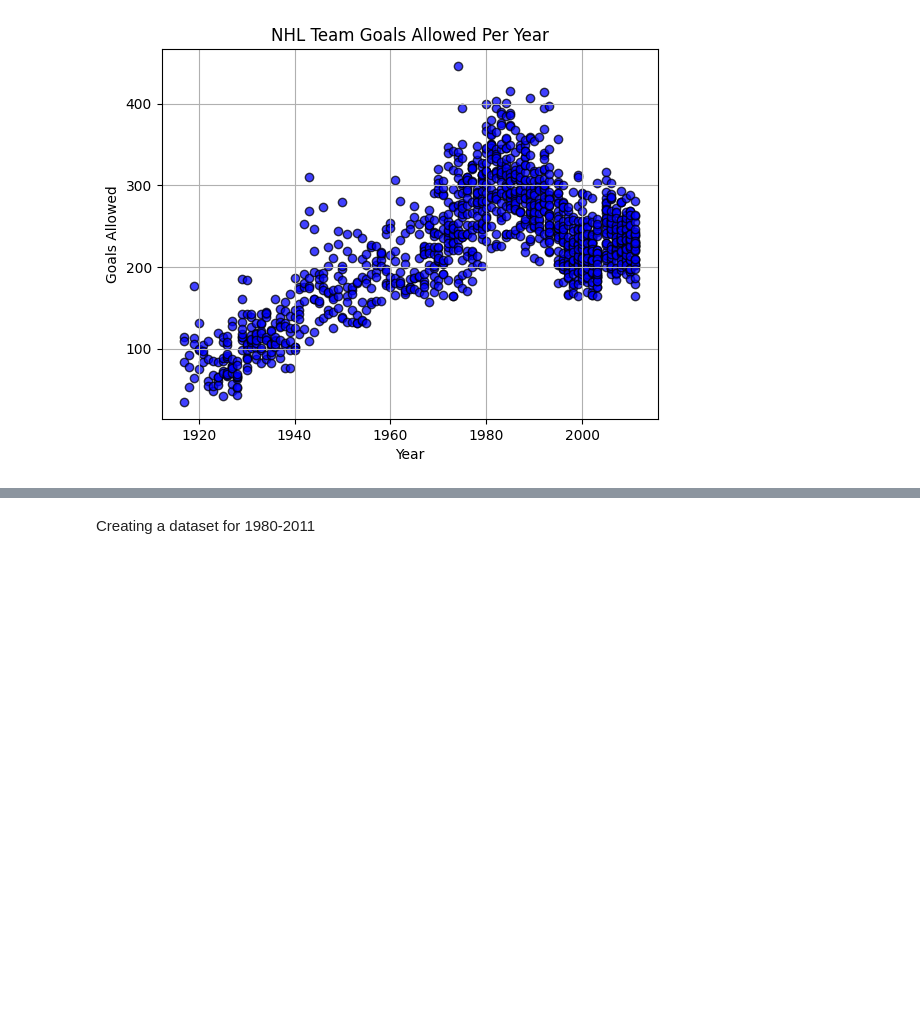
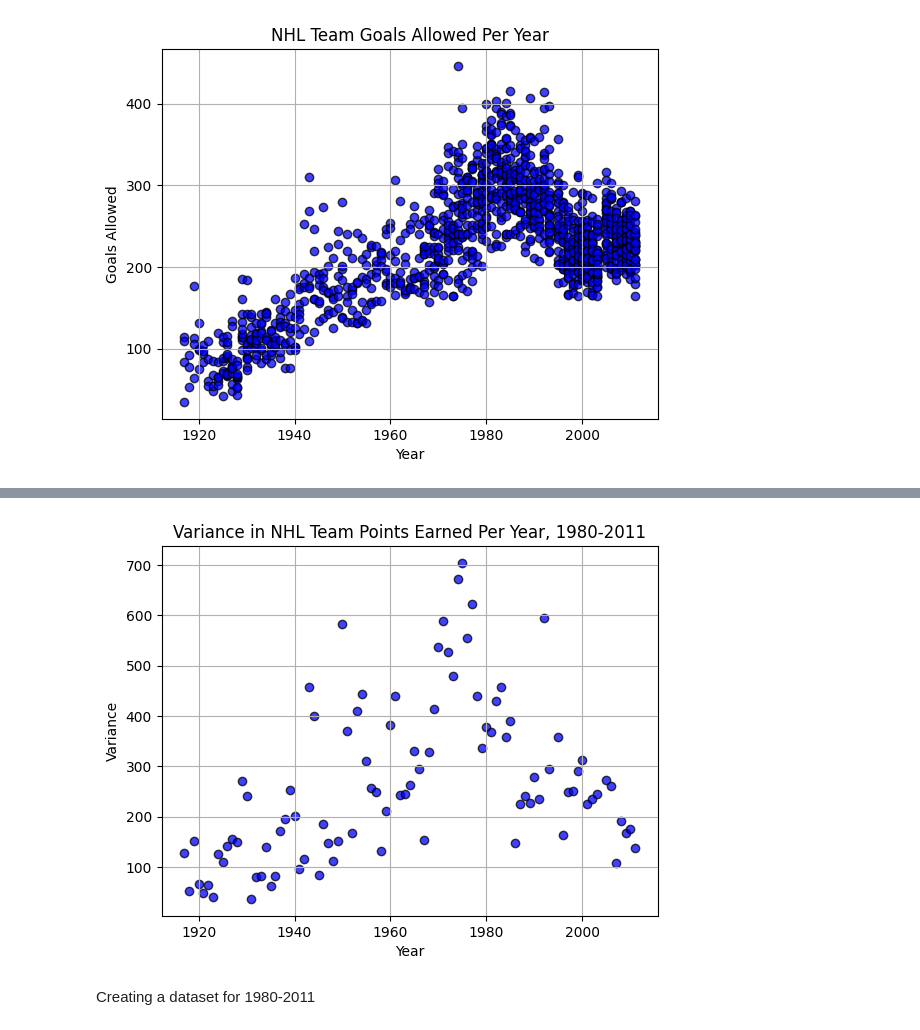
Before and after one commit to samwallach7/Project1-DELTS, a Jupyter notebook: teams_playground.ipynb, the cells around one changed output, grey strips where cells are left out. Saved outputs shown, nothing was run; the diff lists cells and outputs as text; code cells hidden in the pictures; blank space fills up the shorter version.

```diff
--- a/teams_playground.ipynb
+++ b/teams_playground.ipynb
@@ -112,0 +156,7 @@ plt.show()
+# %%
+#Dataframe for years
+years_list_pull = nhl_team_data.filter(["year"], axis=1)
+years_list_values = years_list_pull.drop_duplicates("year", keep='first')
+years_list_values = years_list_values.sort_values("year", ascending=True)
+years_list = years_list_values.set_index("year")
+years_list.head()
@@ -112,0 +171,20 @@ plt.show()
+# %%
+yearly_points_dst = nhl_team_data.groupby("year")
+points_earned = yearly_points_dst["Pts"]
+
+mean_points_earned = points_earned.mean()
+median_points_earned = points_earned.median()
+var_points_earned = points_earned.var()
+stdev_points_earned = points_earned.std()
+sem_points_earned = points_earned.sem()
+
+# Assemble the resulting series into a single summary DataFrame.
+
+points_earned_summary = years_list.copy()
+points_earned_summary["Mean Points Earned"] = mean_points_earned
+points_earned_summary["Median Points Earned"] = median_points_earned
+points_earned_summary["Points Earned Variance"] = var_points_earned
+points_earned_summary["Points Earned Std. Dev"] = stdev_points_earned
+points_earned_summary["Points Earned Std. Err"] = sem_points_earned
+
+points_earned_summary
@@ -113,20 +206,23 @@ plt.show()
+# %%
+points_earned_summary["year"] = points_earned_summary.index
 # %%
-# Building combined scatter plot for years vs. team goals scored/allowed
-plt.scatter(nhl_team_data["year"],nhl_team_data["GA"], marker="o", facecolors="blue", edgecolors="black", alpha=.75)
-
+# Building scatter plot for years vs. variance in points scored in modern data
+plt.scatter(points_earned_summary["year"],points_earned_summary["Points Earned Variance"], marker="o", facecolors="blue", edgecolors="black", alpha=.75)
 
 # Incorporate the other graph properties
-plt.title("NHL Team Goals Allowed Per Year")
+plt.title("Variance in NHL Team Points Earned Per Year, 1980-2011")
 plt.xlabel("Year")
-plt.ylabel("Goals Allowed")
+plt.ylabel("Variance")
 #plt.ylim(-60,45)
 plt.grid(True)
 
 # Save the figure
 #plt.savefig("output_data/Fig1.png")
 
 # Show plot
 plt.show()
+# %% [output]
+[figure, added]
 # %% [markdown]
 Creating a dataset for 1980-2011
 # %%
```
Also changed, not shown: parts of 7 cells of this notebook.
